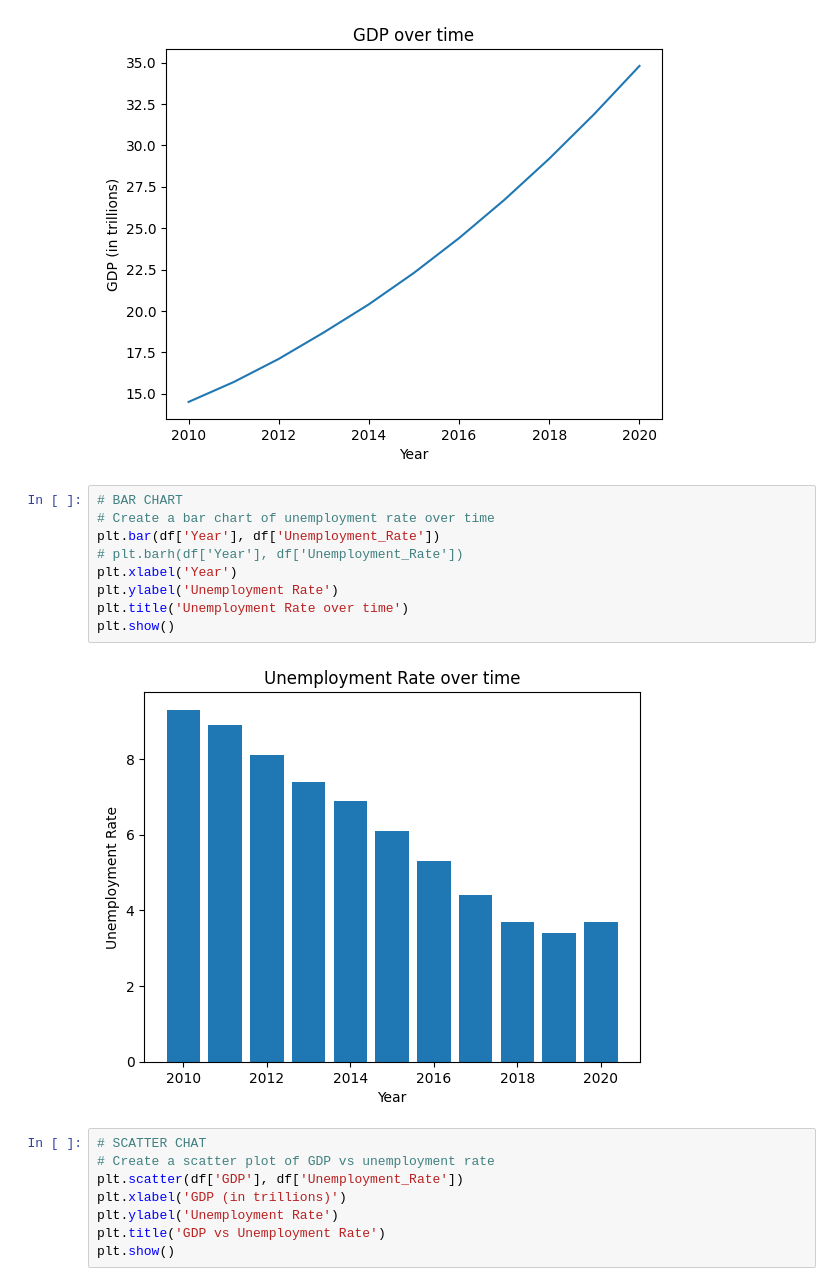
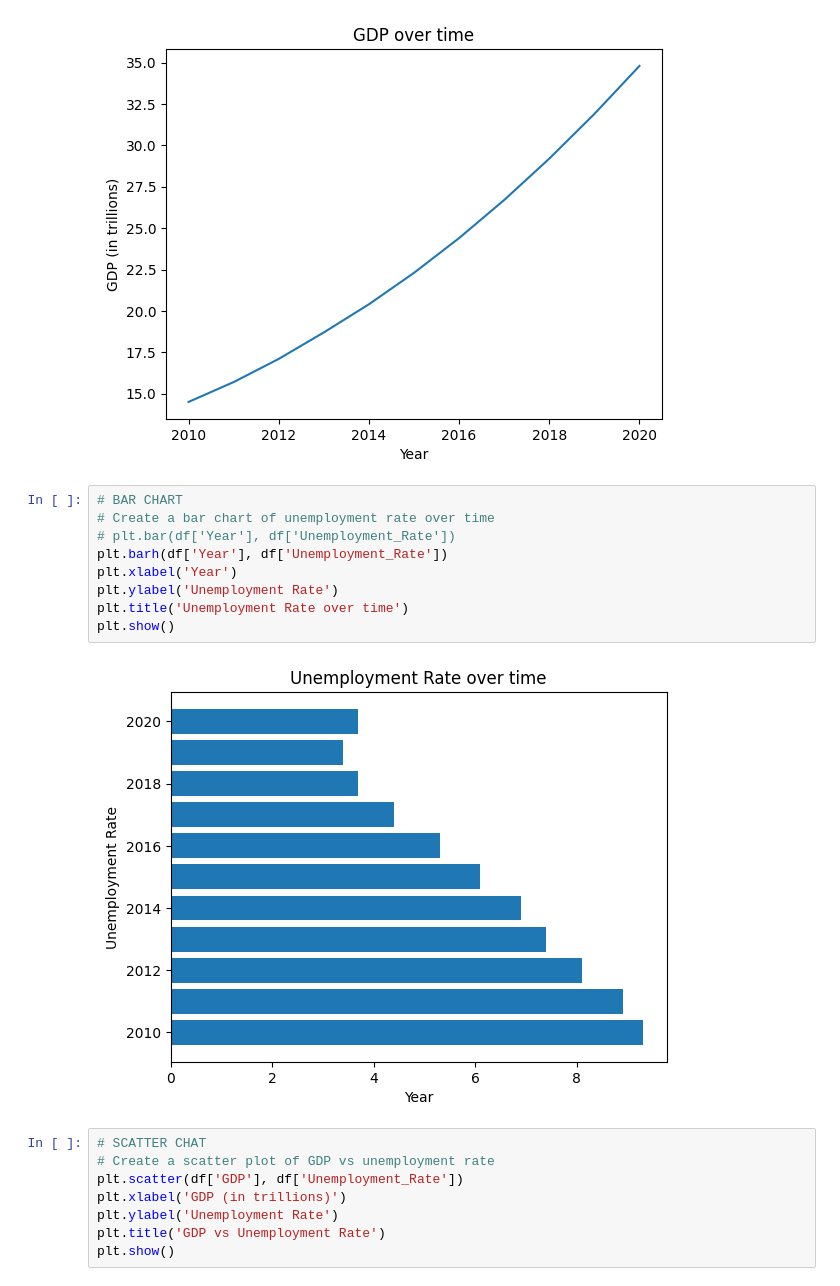
Before and after one commit to Promisekeh/Python-Training, a Jupyter notebook: AAPG Python Bootcamp/python_for_data_analysis.ipynb, the cells around one changed output. Saved outputs shown, nothing was run; the diff lists cells and outputs as text.

```diff
--- a/AAPG Python Bootcamp/python_for_data_analysis.ipynb
+++ b/AAPG Python Bootcamp/python_for_data_analysis.ipynb
@@ -1210,14 +1730,14 @@ plt.show()
 # %%
 # BAR CHART
 # Create a bar chart of unemployment rate over time
-plt.bar(df['Year'], df['Unemployment_Rate'])
-# plt.barh(df['Year'], df['Unemployment_Rate'])
+# plt.bar(df['Year'], df['Unemployment_Rate'])
+plt.barh(df['Year'], df['Unemployment_Rate'])
 plt.xlabel('Year')
 plt.ylabel('Unemployment Rate')
 plt.title('Unemployment Rate over time')
 plt.show()
 # %% [output]
-[figure, old version]
+[figure, new version]
 # %%
 # SCATTER CHAT
 # Create a scatter plot of GDP vs unemployment rate
```
Also changed, not shown: parts of 103 cells of this notebook.
